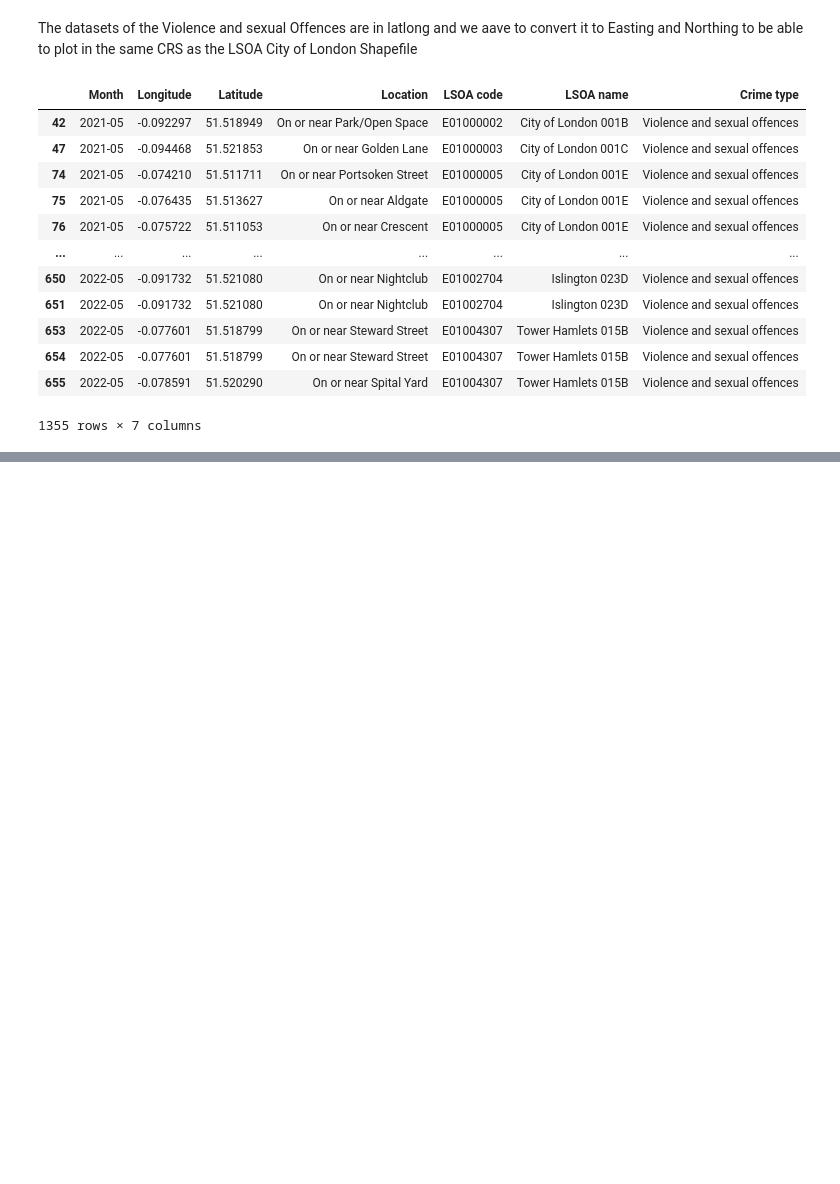
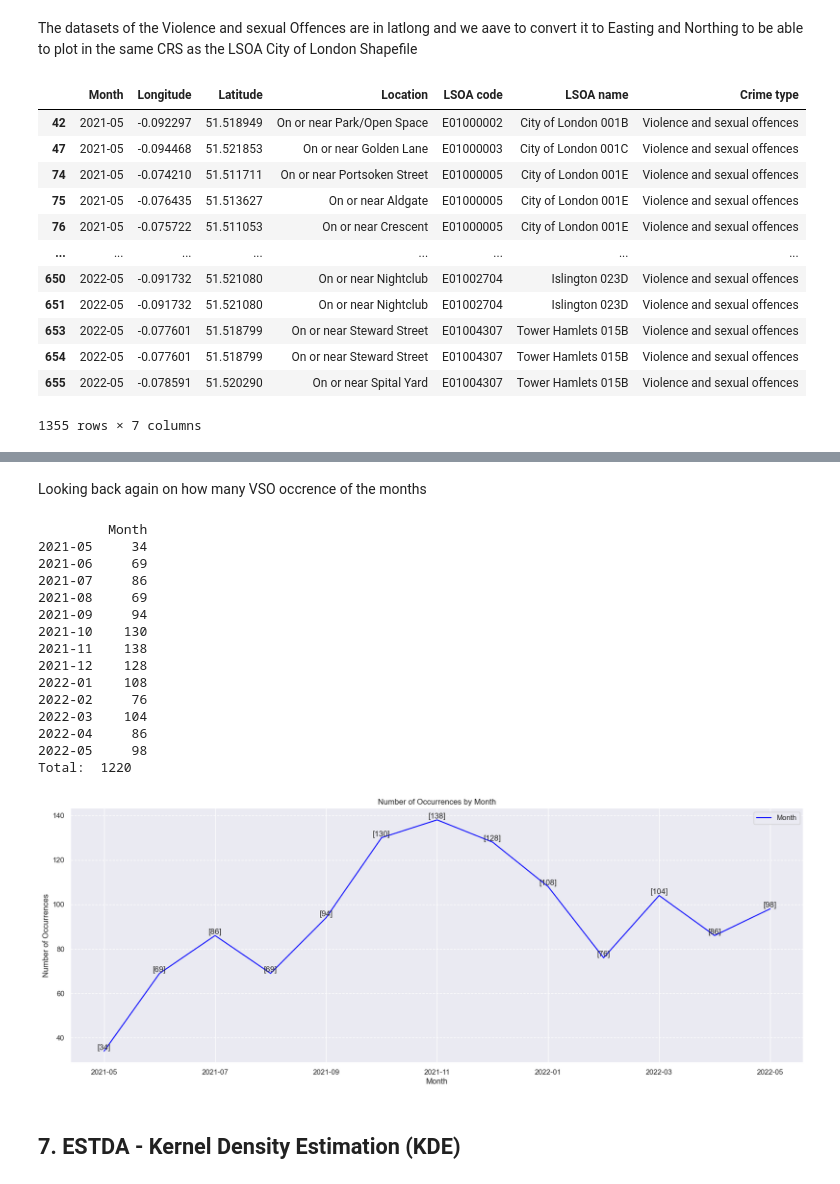
Before and after one commit to AlinZohari/STDM, a Jupyter notebook: stdm_crime.ipynb, the cells around one changed output, grey strips where cells are left out. Drawn from its saved outputs; the diff is of its cells as text; code cells hidden in the pictures; blank space fills up the shorter version.

```diff
--- a/stdm_crime.ipynb
+++ b/stdm_crime.ipynb
@@ -275,0 +380,44 @@ vso.to_csv("VSO.csv")
+# %% [markdown]
+Looking back again on how many VSO occrence of the months
+# %%
+vso_month_clipped = pd.DataFrame(vso_gdf_clipped['Month'].value_counts())
+vso_month_clipped  = vso_month_clipped.sort_index()
+print(vso_month_clipped )
+print('Total: ',vso_month_clipped['Month'].sum() )
+
+# Create a line plot from the vso_month DataFrame
+vso_month_clipped.plot(kind='line', color='blue')
+
+# Set the chart title and axis labels
+plt.title('Number of Occurrences by Month')
+plt.xlabel('Month')
+plt.ylabel('Number of Occurrences')
+
+# Add horizontal grid lines
+plt.grid(axis='y', linestyle='--')
+
+# Add data labels
+for i, val in enumerate(vso_month_clipped .values):
+    plt.annotate(str(val), xy=(i, val), ha='center', va='bottom')
+
+# Show the chart
+plt.show()
+# %% [output]
+         Month
+2021-05     34
+2021-06     69
+2021-07     86
+2021-08     69
+2021-09     94
+2021-10    130
+2021-11    138
+2021-12    128
+2022-01    108
+2022-02     76
+2022-03    104
+2022-04     86
+2022-05     98
+Total:  1220
+[figure, added]
+# %% [markdown]
+## 7. ESTDA - Kernel Density Estimation (KDE)
```
Also changed, not shown: parts of 18 cells of this notebook, 2 other files.
